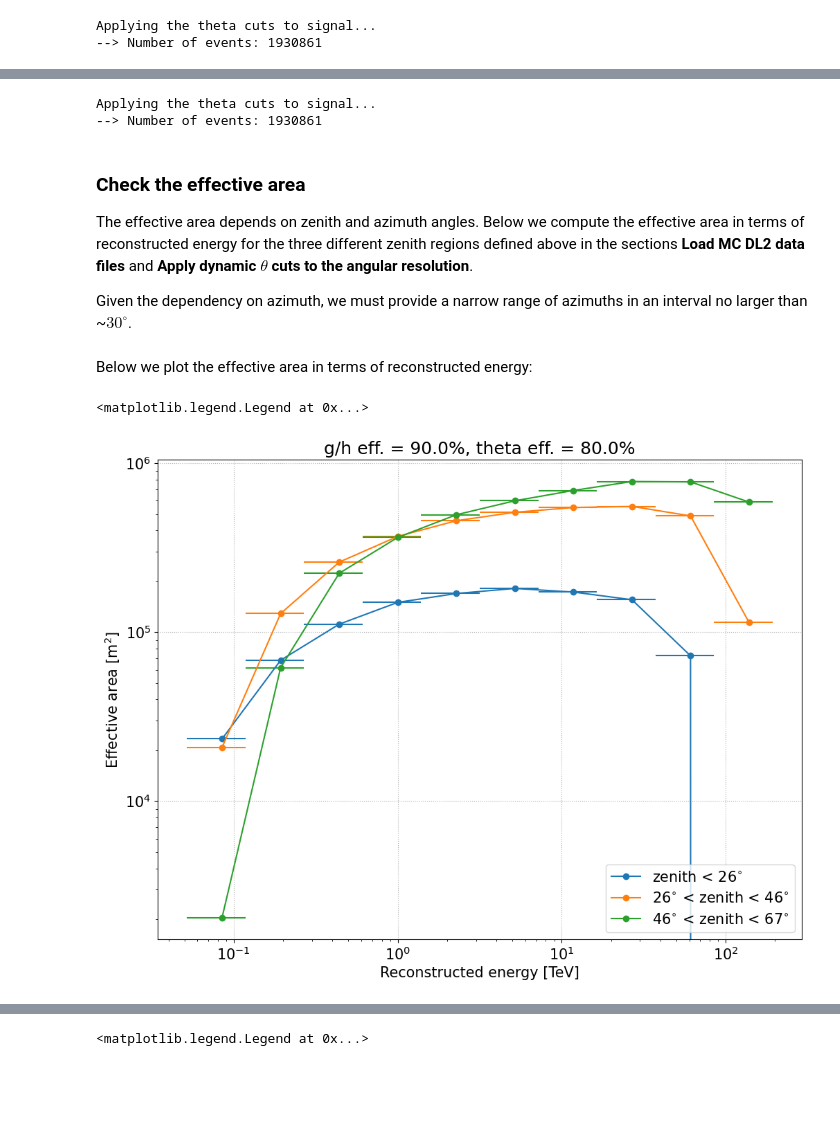
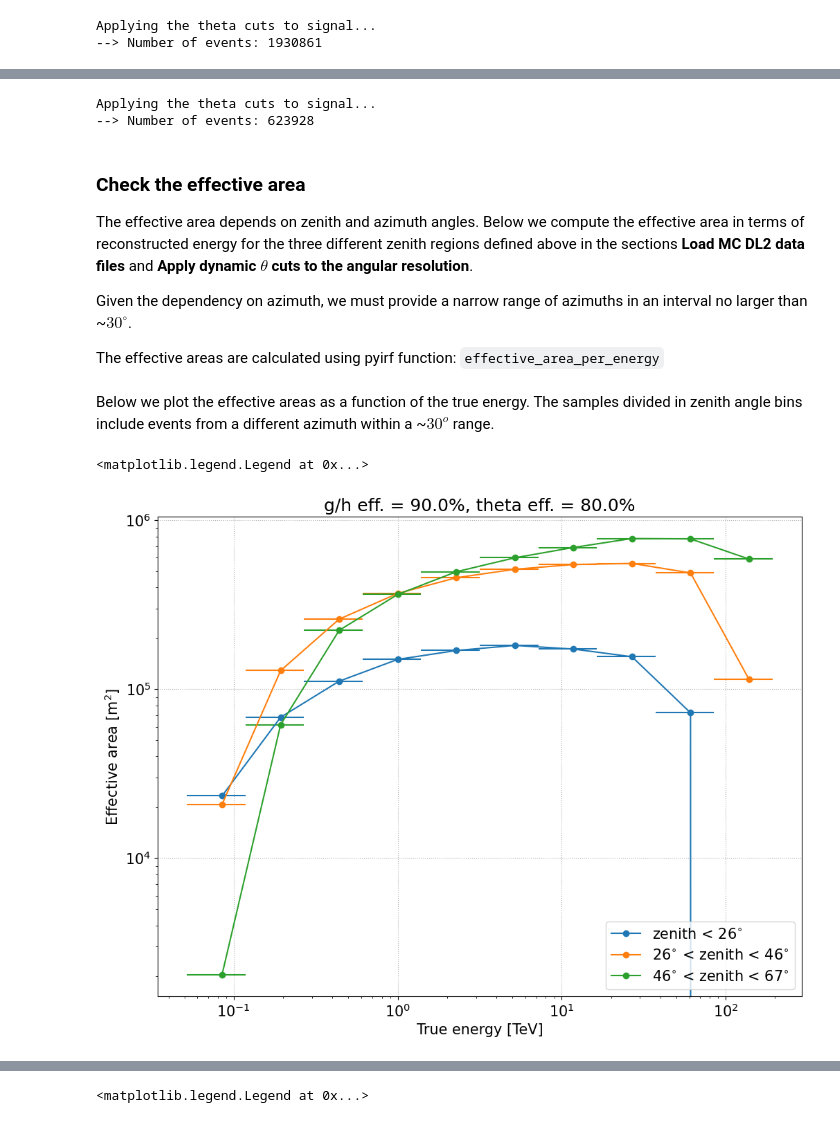
Before and after one commit to dipierr/magic-lst1-sw-school, a Jupyter notebook: Step3_check_irfs_from_dl2.ipynb, the cells around one changed output, grey strips where cells are left out. Saved outputs shown, nothing was run; the diff lists cells and outputs as text; code cells hidden in the pictures; blank space fills up the shorter version.

```diff
--- a/Step3_check_irfs_from_dl2.ipynb
+++ b/Step3_check_irfs_from_dl2.ipynb
@@ -377,8 +378,8 @@ gh_percentile = 100 * (1 - gh_efficiency)
 
 # Calculate the dynamic gammaness cuts
 gh_table_eff = calculate_percentile_cut(
-    values=signal_hist["gammaness"],
-    bin_values=signal_hist["reco_energy"],
+    values=signal_table["gammaness"],
+    bin_values=signal_table["reco_energy"],
     bins=u.Quantity(energy_bins, u.TeV),
     fill_value=0.0,
     percentile=gh_percentile,
@@ -421,43 +422,44 @@ Now we apply these gammaness cuts to our (gammas) datasets, such that we end up
 print("\nApplying the gammaness cuts...")
 
 mask_gh_eff = evaluate_binned_cut(
-    values=signal_hist["gammaness"],
-    bin_values=signal_hist["reco_energy"],
+    values=signal_table["gammaness"],
+    bin_values=signal_table["reco_energy"],
     cut_table=gh_table_eff,
     op=operator.ge,
 )
 
-data_eff_gcut = signal_hist[mask_gh_eff]
+data_eff_gcut = signal_table[mask_gh_eff]
 print(f"--> Number of events: {len(data_eff_gcut)}")
 
+#Applying the same cuts to the all zenith angle samples.
 
 mask_gh_eff_26 = evaluate_binned_cut(
-    values=signal_hist_6_26["gammaness"],
-    bin_values=signal_hist_6_26["reco_energy"],
+    values=signal_table_6_26["gammaness"],
+    bin_values=signal_table_6_26["reco_energy"],
     cut_table=gh_table_eff,
     op=operator.ge,
 )
 
-data_eff_gcut_26 = signal_hist_6_26[mask_gh_eff_26]
+data_eff_gcut_26 = signal_table_6_26[mask_gh_eff_26]
 
 
 mask_gh_eff_46 = evaluate_binned_cut(
-    values=signal_hist_26_46["gammaness"],
-    bin_values=signal_hist_26_46["reco_energy"],
+    values=signal_table_26_46["gammaness"],
+    bin_values=signal_table_26_46["reco_energy"],
     cut_table=gh_table_eff,
     op=operator.ge,
 )
 
-data_eff_gcut_46 = signal_hist_26_46[mask_gh_eff_46]
+data_eff_gcut_46 = signal_table_26_46[mask_gh_eff_46]
 
 mask_gh_eff_67 = evaluate_binned_cut(
-    values=signal_hist_46_67["gammaness"],
-    bin_values=signal_hist_46_67["reco_energy"],
+    values=signal_table_46_67["gammaness"],
+    bin_values=signal_table_46_67["reco_energy"],
     cut_table=gh_table_eff,
     op=operator.ge,
 )
 
-data_eff_gcut_67 = signal_hist_46_67[mask_gh_eff_67]
+data_eff_gcut_67 = signal_table_46_67[mask_gh_eff_67]
 # %% [output]
 Applying the gammaness cuts...
 --> Number of events: 2413577
@@ -705,43 +707,45 @@ mask_theta_eff_67 = evaluate_binned_cut(
 )
 
 data_eff_gtcuts_67 = data_eff_gcut_67[mask_theta_eff_67]
-print(f"--> Number of events: {len(data_eff_gtcuts)}")
+print(f"--> Number of events: {len(data_eff_gtcuts_67)}")
 # %% [output]
 Applying the theta cuts to signal...
---> Number of events: 1930861
+--> Number of events: 623928
 # %% [markdown]
 ### Check the effective area
 
 The effective area depends on zenith and azimuth angles. Below we compute the effective area in terms of reconstructed energy for the three different zenith regions defined above in the sections **Load MC DL2 data files** and **Apply dynamic $\theta$ cuts to the angular resolution**.
 
 Given the dependency on azimuth, we must provide a narrow range of azimuths in an interval no larger than ~$30^{\circ}$.
+
+The effective areas are calculated using pyirf function: `effective_area_per_energy`
 # %%
 # Calculate the low zenith effective area
 aeff_eff_26 = effective_area_per_energy(
     selected_events=data_eff_gtcuts_26,
-    simulation_info=sim_isto_signal,
+    simulation_info=sig_sim_config,
     true_energy_bins=u.Quantity(energy_bins, u.TeV),
 )
 
 # Calculate the mid zenith effective area
 aeff_eff_46 = effective_area_per_energy(
     selected_events=data_eff_gtcuts_46,
-    simulation_info=sim_isto_signal,
+    simulation_info=sig_sim_config,
     true_energy_bins=u.Quantity(energy_bins, u.TeV),
 )
 
 # Calculate the high zenith effective area
 aeff_eff_67 = effective_area_per_energy(
     selected_events=data_eff_gtcuts_67,
-    simulation_info=sim_isto_signal,
+    simulation_info=sig_sim_config,
     true_energy_bins=u.Quantity(energy_bins, u.TeV),
 )
-# %% [markdown]
-Below we plot the effective area in terms of reconstructed energy:
+# %% [markdown]
+Below we plot the effective areas as a function of the true energy. The samples divided in zenith angle bins include events from a different azimuth within a ~$30^o$ range.
 # %%
 plt.figure()
 plt.title(f"g/h eff. = {100*gh_efficiency}%, theta eff. = {100*theta_efficiency}%")
-plt.xlabel("Reconstructed energy [TeV]")
+plt.xlabel("True energy [TeV]")
 plt.ylabel("Effective area [m$^2$]")
 plt.loglog()
 plt.grid()
@@ -751,32 +755,32 @@ plt.grid()
 plt.errorbar(
     x=energy_bins_center,
     y=aeff_eff_26.value,
     xerr=energy_bins_width,
     label="zenith < 26$^{\circ}$",
     marker="o",
 )
 
 
 # Plot the effective area
 plt.errorbar(
     x=energy_bins_center,
     y=aeff_eff_46.value,
     xerr=energy_bins_width,
     label="26$^{\circ}$ < zenith < 46$^{\circ}$",
     marker="o",
 )
 
 # Plot the effective area
 plt.errorbar(
     x=energy_bins_center,
     y=aeff_eff_67.value,
     xerr=energy_bins_width,
     label="46$^{\circ}$ < zenith < 67$^{\circ}$",
     marker="o",
 )
 
 plt.legend(loc="lower right")
 # %% [output]
 <matplotlib.legend.Legend at 0x...>
-[figure, old version]
+[figure, new version]
 # %% [markdown]
```
Also changed, not shown: parts of 34 cells of this notebook, 2 other files.
